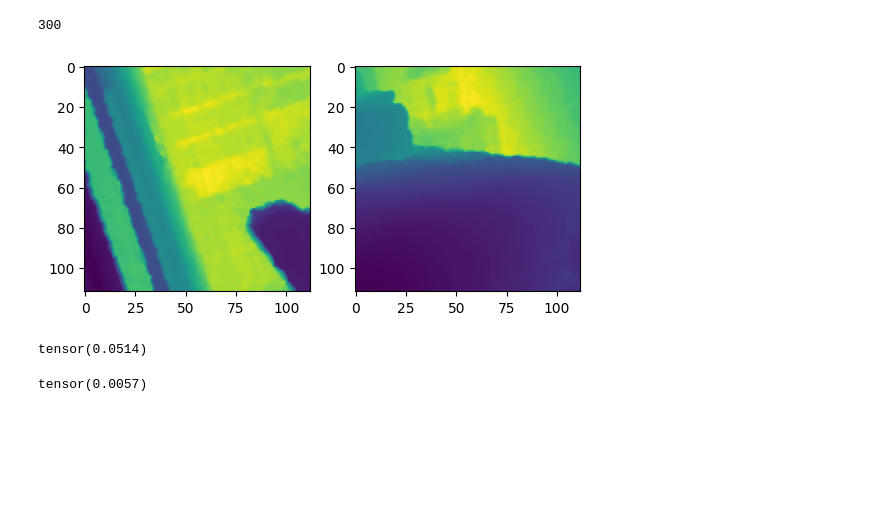
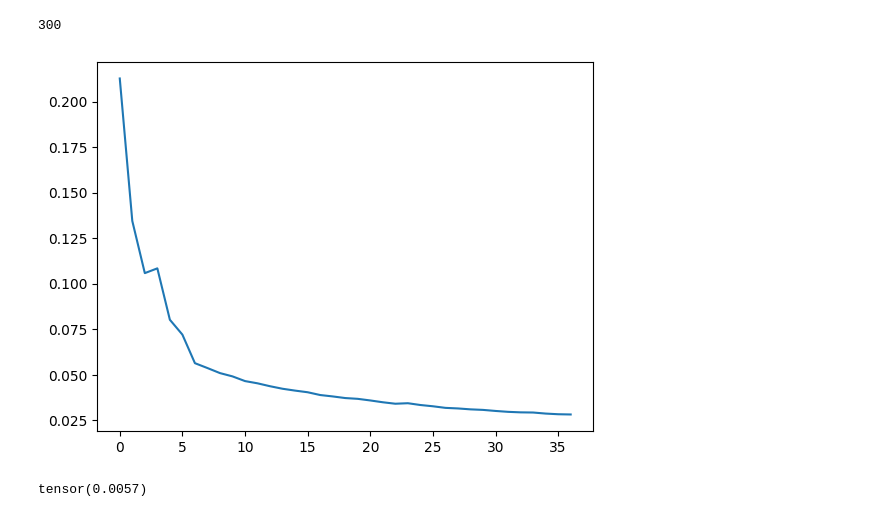
Before and after one commit to Onon0/DepthSegmentation, a Jupyter notebook: Untitled.ipynb, the cells around one changed output. Drawn from its saved outputs; the diff is of its cells as text; code cells hidden in the pictures; blank space fills up the shorter version.

```diff
--- a/Untitled.ipynb
+++ b/Untitled.ipynb
@@ -294,14 +302,25 @@ loss_fn = Loss_Function()
 # %%
-for batch in val_loader:
-    u = 1
-    image, depth = batch
-    ss = SSIM()
-    f, axarr = plt.subplots(1,2)
-    axarr[0].imshow(depth[0].detach().permute(1,2,0))
-    axarr[1].imshow(depth[u].detach().permute(1,2,0))
-    plt.show()
-    print(ss(depth[0], depth[u]))
-    break
+loop = tqdm(train_loader)
+loss_fn = SSIM()
+history = []
+for batch_idx, (data, targets) in enumerate(loop):
+    data = data.to(device = DEVICE)
+    targets = targets.to(device = DEVICE)
+
+    #forward
+    with torch.cuda.amp.autocast():
+        predictions = model(data)
+        #loss = loss_fn(predictions['out'], targets)
+        loss = loss_fn(predictions, targets)
+        history.append(loss.item())
-# %% [output]
-[figure, removed]
-tensor(0.0514)
+# %%
+path = "D:\DLStudy\DepthSegmentation\model\Dense169"
+dir_list = os.listdir(path)
+timeline = []
+for item in dir_list:
+    timeline.append(float(item.split('_')[2]))
+# %%
+plt.plot(timeline)
+plt.show()
+# %% [output]
+[figure, added]
```
Also changed, not shown: parts of 16 cells of this notebook, 2 other files.
